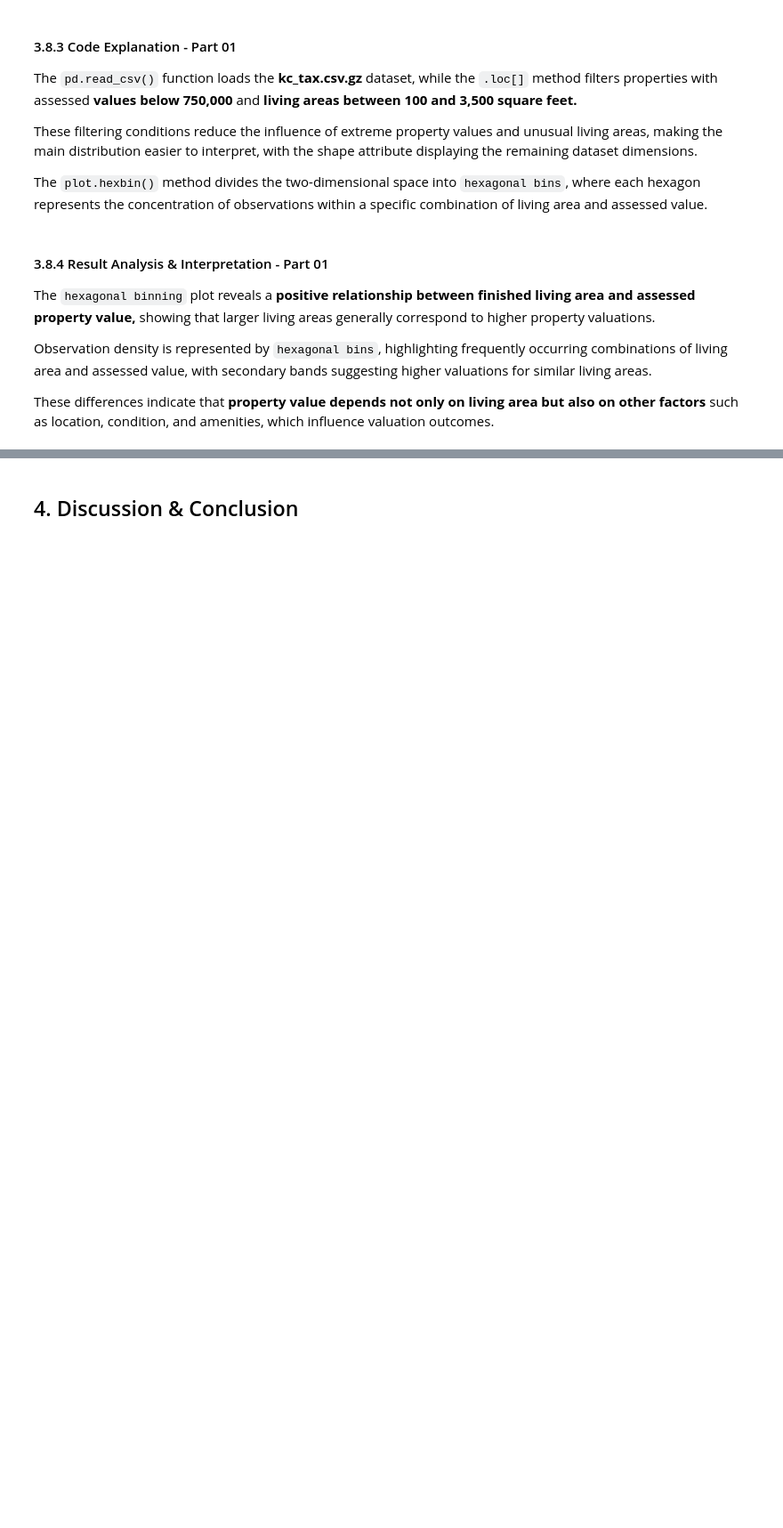
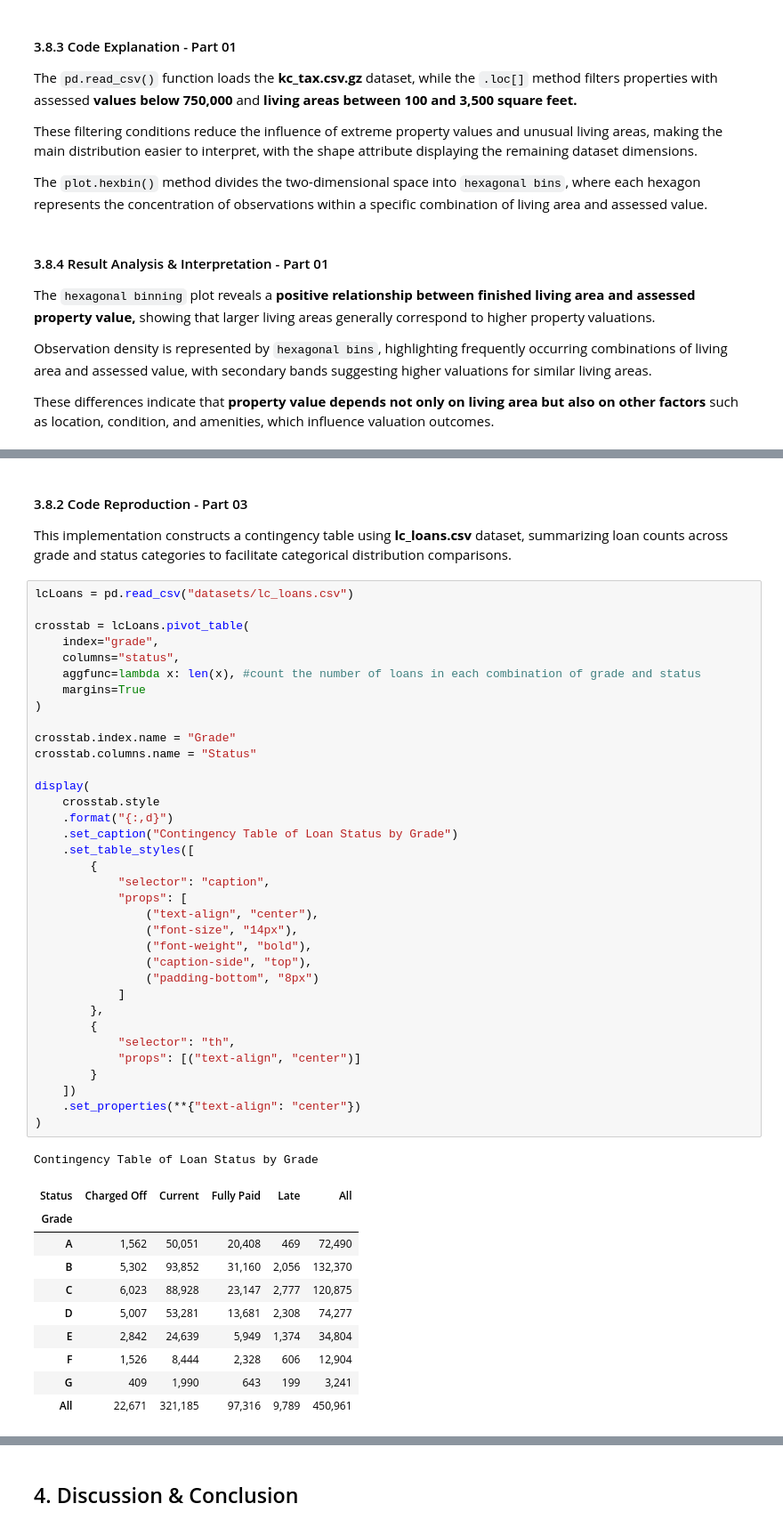
Before and after one commit to kinanpta/Practical-Statistics-for-Data-Scientists, a Jupyter notebook: Chapter01_Exploratory_Data_Analysis.ipynb, the cells around one changed output, grey strips where cells are left out. Shown at 89% size. Saved outputs shown, nothing was run; the diff lists cells and outputs as text; blank space fills up the shorter version.

```diff
--- a/Chapter01_Exploratory_Data_Analysis.ipynb
+++ b/Chapter01_Exploratory_Data_Analysis.ipynb
@@ -923,0 +993,51 @@ These differences indicate that **property value depends not only on living area
+# %% [markdown]
+#### 3.8.2 Code Reproduction - Part 03
+
+This implementation constructs a contingency table using **lc_loans.csv** dataset, summarizing loan counts across grade and status categories to facilitate categorical distribution comparisons.
+# %%
+lcLoans = pd.read_csv("datasets/lc_loans.csv")
+
+crosstab = lcLoans.pivot_table(
+    index="grade",
+    columns="status",
+    aggfunc=lambda x: len(x), #count the number of loans in each combination of grade and status
+    margins=True
+)
+
+crosstab.index.name = "Grade"
+crosstab.columns.name = "Status"
+
+display(
+    crosstab.style
+    .format("{:,d}")
+    .set_caption("Contingency Table of Loan Status by Grade")
+    .set_table_styles([
+        {
+            "selector": "caption",
+            "props": [
+                ("text-align", "center"),
+                ("font-size", "14px"),
+                ("font-weight", "bold"),
+                ("caption-side", "top"),
+                ("padding-bottom", "8px")
+            ]
+        },
+        {
+            "selector": "th",
+            "props": [("text-align", "center")]
+        }
+    ])
+    .set_properties(**{"text-align": "center"})
+)
+# %% [output]
+Contingency Table of Loan Status by Grade
+| Status | Charged Off | Current | Fully Paid | Late | All |
+| Grade |  |  |  |  |  |
+| A | 1,562 | 50,051 | 20,408 | 469 | 72,490 |
+| B | 5,302 | 93,852 | 31,160 | 2,056 | 132,370 |
+| C | 6,023 | 88,928 | 23,147 | 2,777 | 120,875 |
+| D | 5,007 | 53,281 | 13,681 | 2,308 | 74,277 |
+| E | 2,842 | 24,639 | 5,949 | 1,374 | 34,804 |
+| F | 1,526 | 8,444 | 2,328 | 606 | 12,904 |
+| G | 409 | 1,990 | 643 | 199 | 3,241 |
+| All | 22,671 | 321,185 | 97,316 | 9,789 | 450,961 |
```
Also changed, not shown: parts of 10 cells of this notebook.
